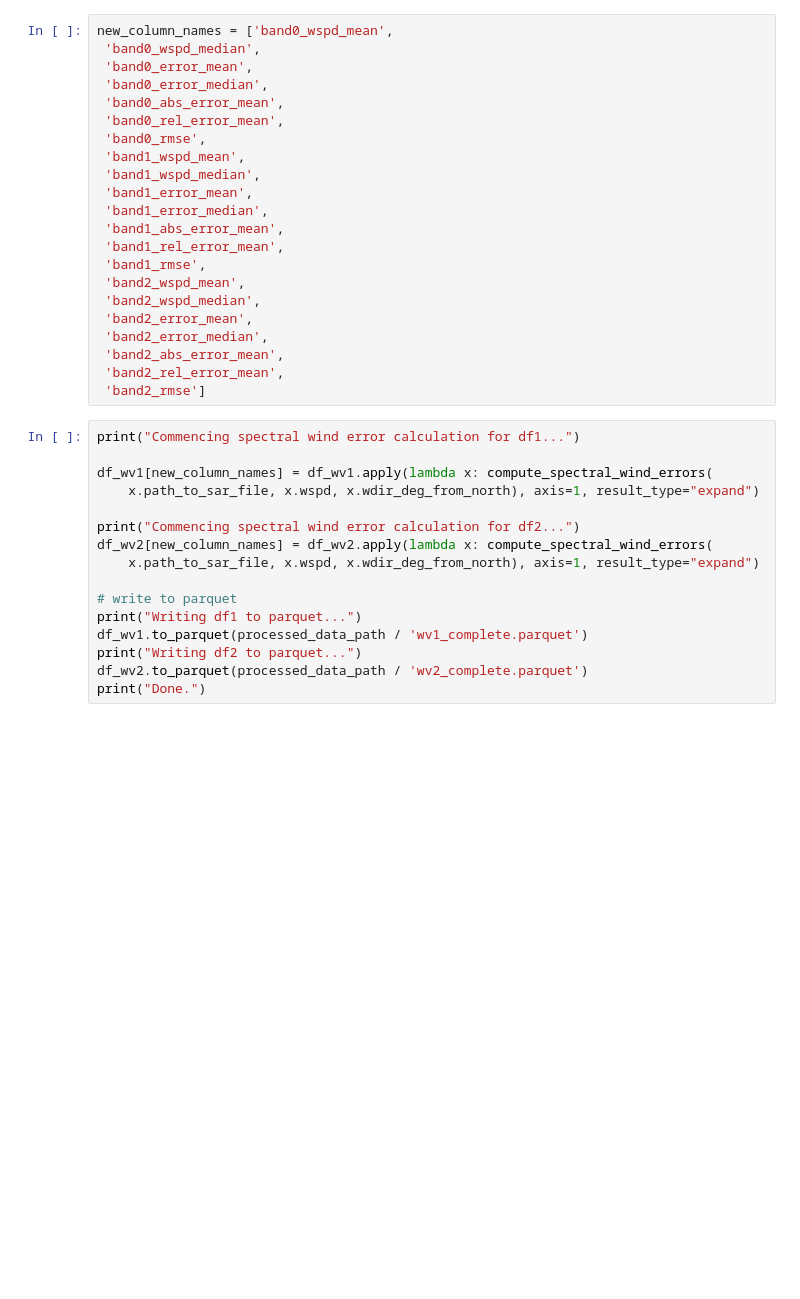
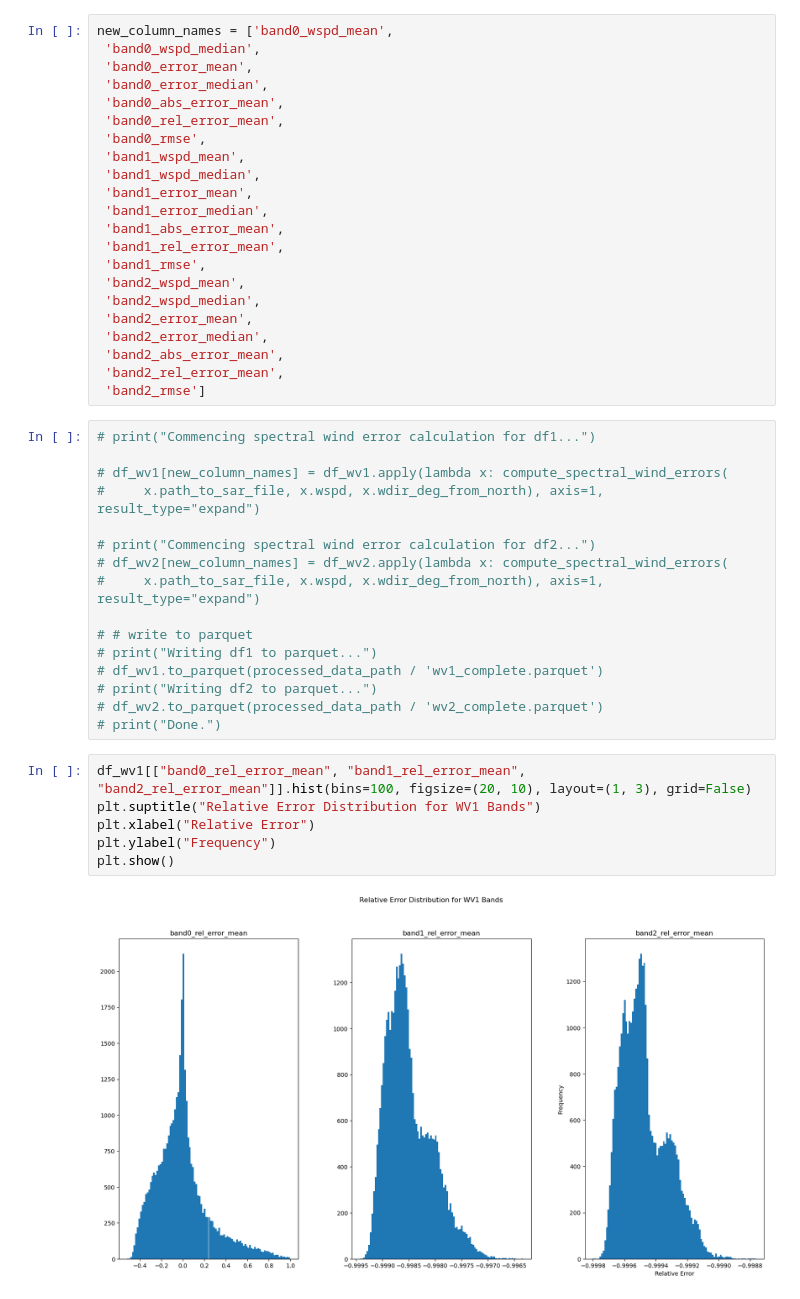
Before and after one commit to guin0x/msc-thesis, a Jupyter notebook: fifth_notebook.ipynb, the cells around one changed output. Drawn from its saved outputs; the diff is of its cells as text; blank space fills up the shorter version.

```diff
--- a/fifth_notebook.ipynb
+++ b/fifth_notebook.ipynb
@@ -29,18 +33,26 @@ new_column_names = ['band0_wspd_mean',
  'band2_rel_error_mean',
  'band2_rmse']
 # %%
-print("Commencing spectral wind error calculation for df1...")
+# print("Commencing spectral wind error calculation for df1...")
 
-df_wv1[new_column_names] = df_wv1.apply(lambda x: compute_spectral_wind_errors(
-    x.path_to_sar_file, x.wspd, x.wdir_deg_from_north), axis=1, result_type="expand")
+# df_wv1[new_column_names] = df_wv1.apply(lambda x: compute_spectral_wind_errors(
+#     x.path_to_sar_file, x.wspd, x.wdir_deg_from_north), axis=1, result_type="expand")
 
-print("Commencing spectral wind error calculation for df2...")
-df_wv2[new_column_names] = df_wv2.apply(lambda x: compute_spectral_wind_errors(
-    x.path_to_sar_file, x.wspd, x.wdir_deg_from_north), axis=1, result_type="expand")
+# print("Commencing spectral wind error calculation for df2...")
+# df_wv2[new_column_names] = df_wv2.apply(lambda x: compute_spectral_wind_errors(
+#     x.path_to_sar_file, x.wspd, x.wdir_deg_from_north), axis=1, result_type="expand")
 
-# write to parquet
-print("Writing df1 to parquet...")
-df_wv1.to_parquet(processed_data_path / 'wv1_complete.parquet')
-print("Writing df2 to parquet...")
-df_wv2.to_parquet(processed_data_path / 'wv2_complete.parquet')
-print("Done.")
+# # write to parquet
+# print("Writing df1 to parquet...")
+# df_wv1.to_parquet(processed_data_path / 'wv1_complete.parquet')
+# print("Writing df2 to parquet...")
+# df_wv2.to_parquet(processed_data_path / 'wv2_complete.parquet')
+# print("Done.")
+# %%
+df_wv1[["band0_rel_error_mean", "band1_rel_error_mean", "band2_rel_error_mean"]].hist(bins=100, figsize=(20, 10), layout=(1, 3), grid=False)
+plt.suptitle("Relative Error Distribution for WV1 Bands")
+plt.xlabel("Relative Error")
+plt.ylabel("Frequency")
+plt.show()
+# %% [output]
+[figure, added]
```
Also changed, not shown: parts of 2 cells of this notebook, 7 other files.
